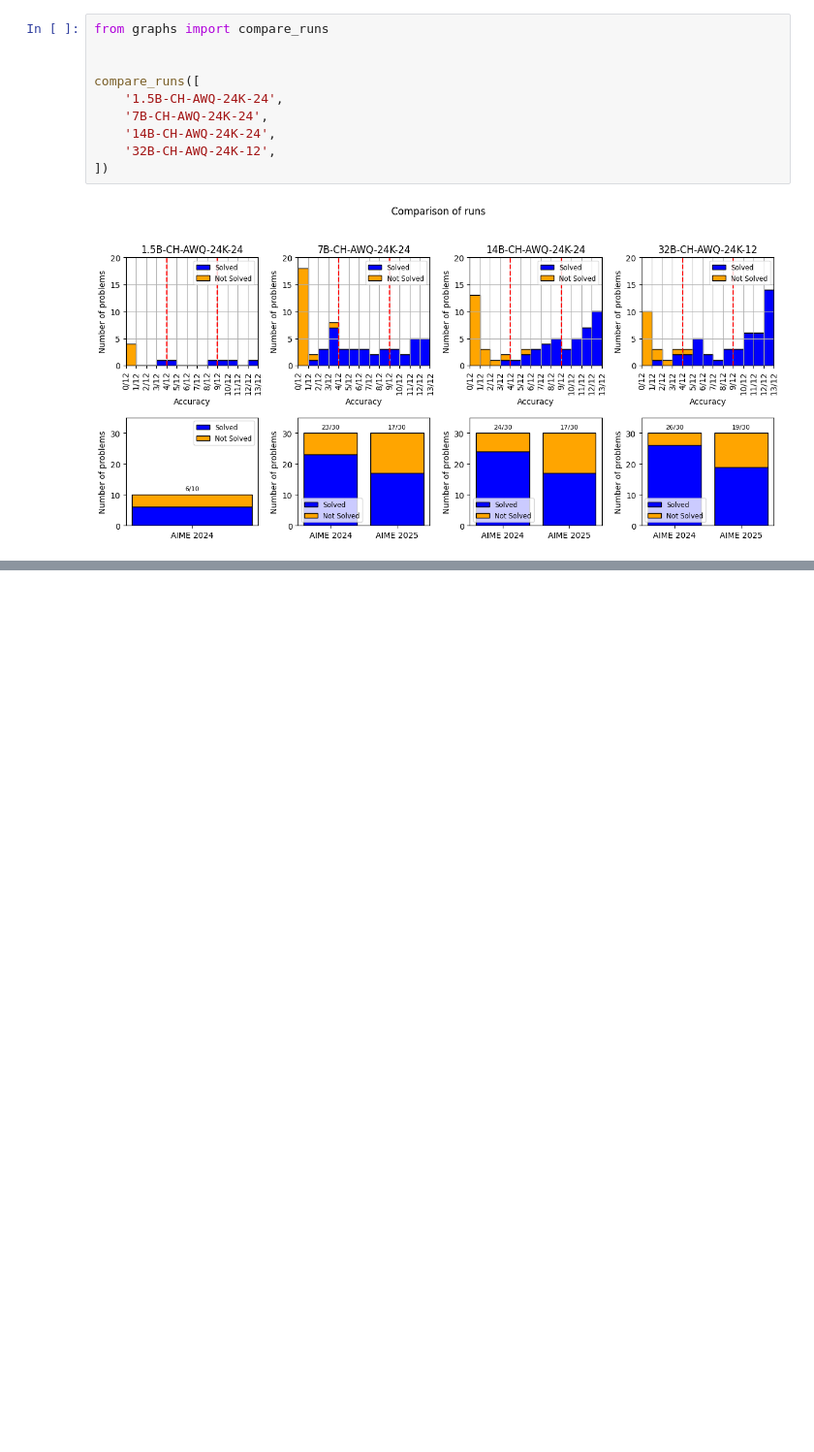
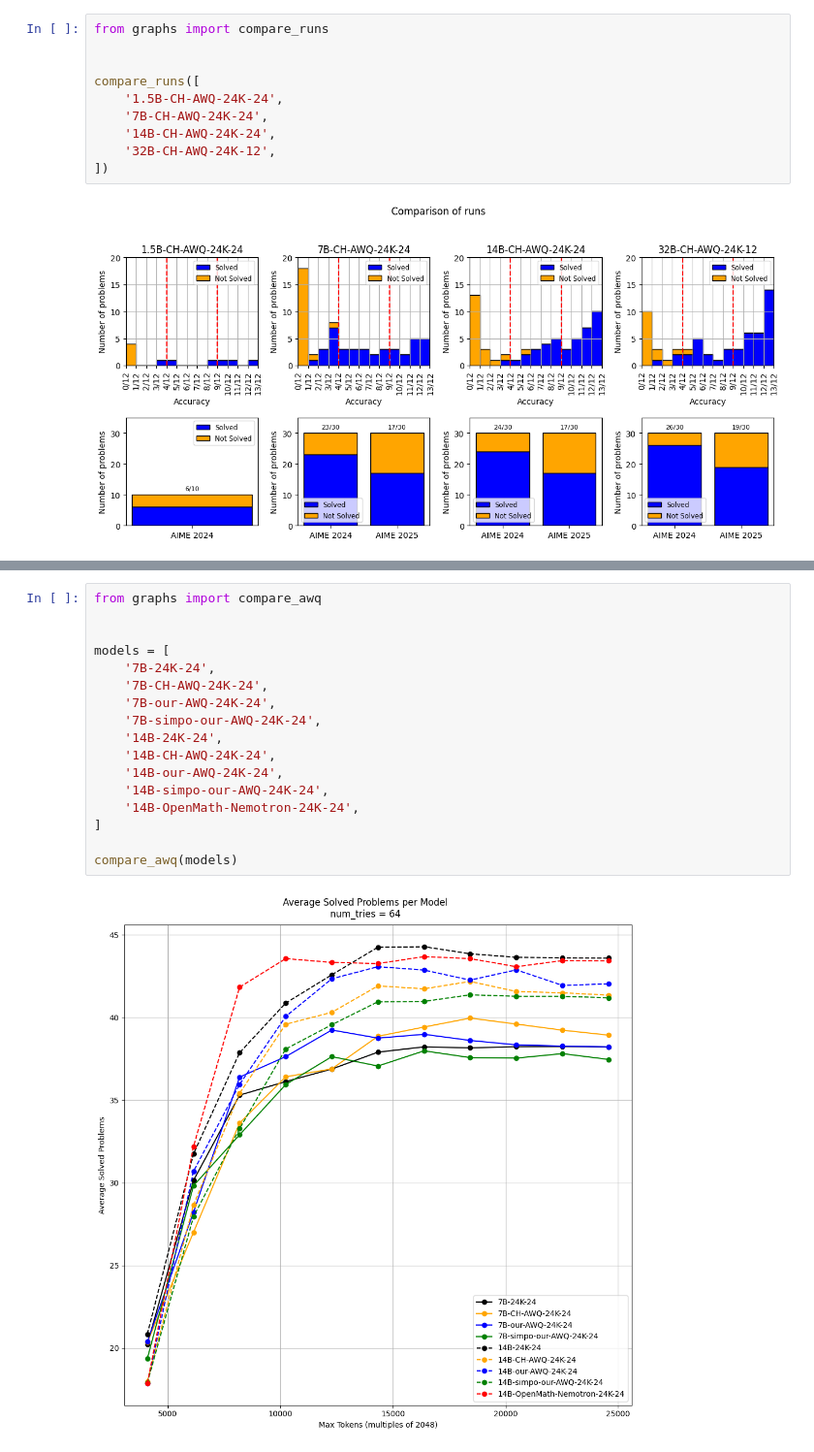
Before and after one commit to HCPS42/thesis, a Jupyter notebook: inference/compare_configs.ipynb, the cells around one changed output, grey strips where cells are left out. Shown at 97% size. Cells and saved outputs as stored; diff of their text form; blank space fills up the shorter version.

```diff
--- a/inference/compare_configs.ipynb
+++ b/inference/compare_configs.ipynb
@@ -379,0 +399,19 @@ compare_runs([
+# %%
+from graphs import compare_awq
+
+
+models = [
+    '7B-24K-24',
+    '7B-CH-AWQ-24K-24',
+    '7B-our-AWQ-24K-24',
+    '7B-simpo-our-AWQ-24K-24',
+    '14B-24K-24',
+    '14B-CH-AWQ-24K-24',
+    '14B-our-AWQ-24K-24',
+    '14B-simpo-our-AWQ-24K-24',
+    '14B-OpenMath-Nemotron-24K-24',
+]
+
+compare_awq(models)
+# %% [output]
+[figure, added]
```
Also changed, not shown: parts of 4 cells of this notebook, 4 other files.
